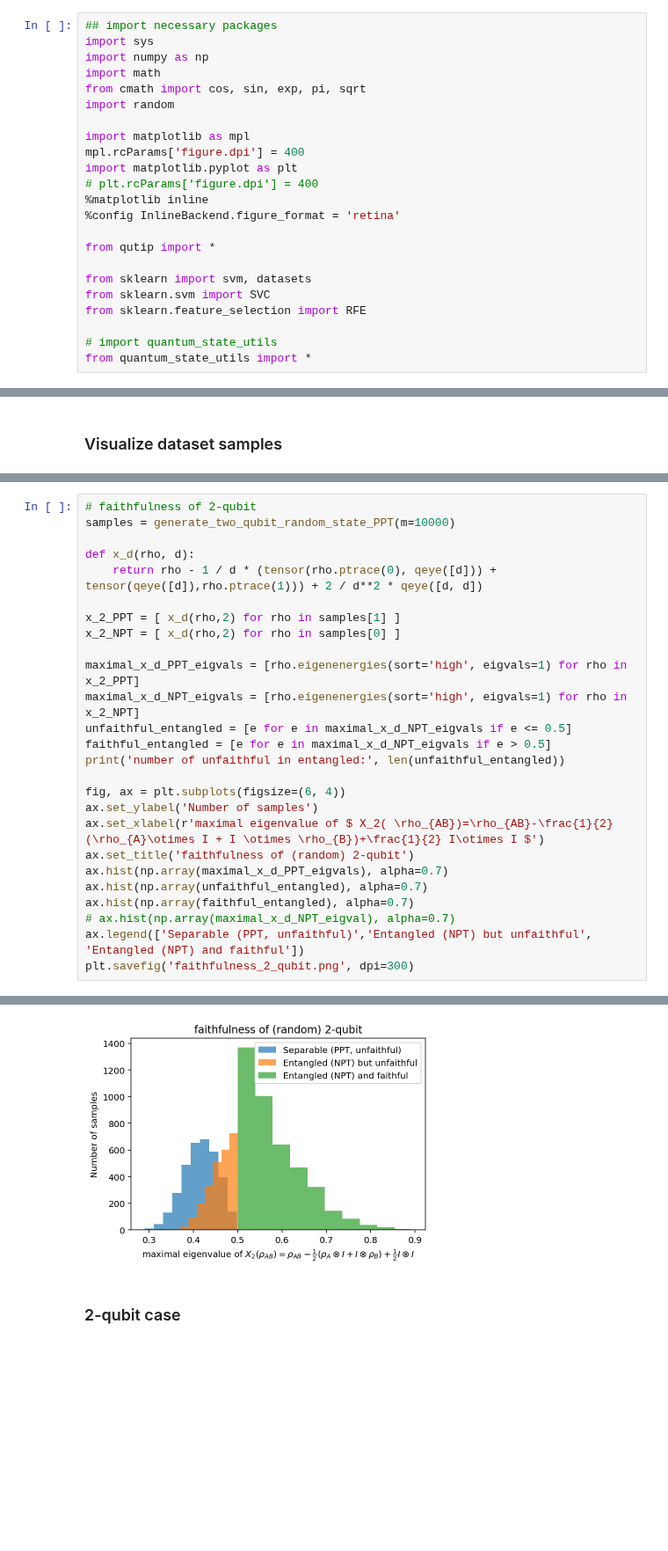
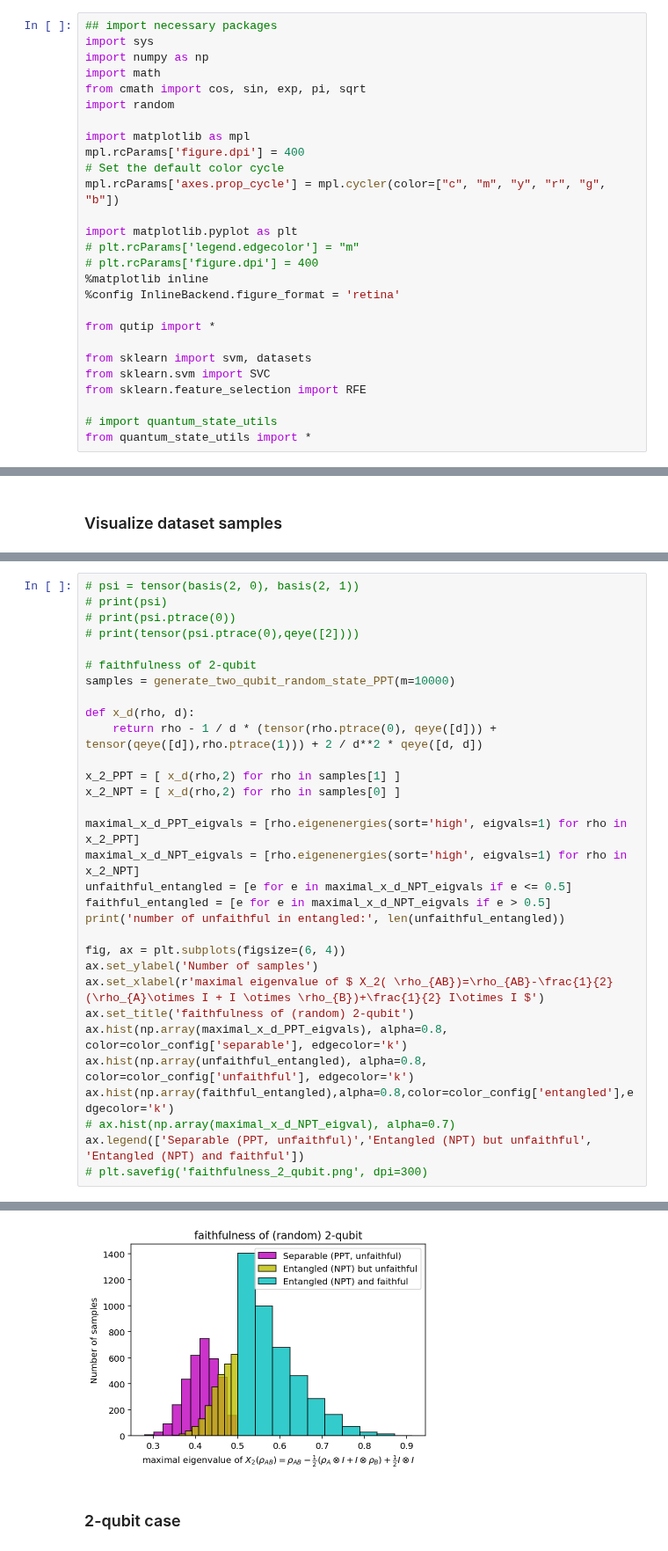
Before and after one commit to Jue-Xu/Entanglement-Witness, a Jupyter notebook: Code/Entangle.ipynb, the cells around one changed output, grey strips where cells are left out. Shown at 88% size. Cells and saved outputs as stored; diff of their text form; blank space fills up the shorter version.

```diff
--- a/Code/Entangle.ipynb
+++ b/Code/Entangle.ipynb
@@ -10,7 +10,11 @@ import random
 
 import matplotlib as mpl
 mpl.rcParams['figure.dpi'] = 400
+# Set the default color cycle
+mpl.rcParams['axes.prop_cycle'] = mpl.cycler(color=["c", "m", "y", "r", "g", "b"])
+
 import matplotlib.pyplot as plt
+# plt.rcParams['legend.edgecolor'] = "m"
 # plt.rcParams['figure.dpi'] = 400
 %matplotlib inline
 %config InlineBackend.figure_format = 'retina'
@@ -133,4 +115,9 @@ Qobj data =
 # %%
+# psi = tensor(basis(2, 0), basis(2, 1))
+# print(psi)
+# print(psi.ptrace(0))
+# print(tensor(psi.ptrace(0),qeye([2])))
+
 # faithfulness of 2-qubit
 samples = generate_two_qubit_random_state_PPT(m=10000)
 
@@ -150,10 +137,10 @@ fig, ax = plt.subplots(figsize=(6, 4))
 ax.set_ylabel('Number of samples')
 ax.set_xlabel(r'maximal eigenvalue of $ X_2( \rho_{AB})=\rho_{AB}-\frac{1}{2}(\rho_{A}\otimes I + I \otimes \rho_{B})+\frac{1}{2} I\otimes I $')
 ax.set_title('faithfulness of (random) 2-qubit')
-ax.hist(np.array(maximal_x_d_PPT_eigvals), alpha=0.7)
-ax.hist(np.array(unfaithful_entangled), alpha=0.7)
-ax.hist(np.array(faithful_entangled), alpha=0.7)
+ax.hist(np.array(maximal_x_d_PPT_eigvals), alpha=0.8, color=color_config['separable'], edgecolor='k')
+ax.hist(np.array(unfaithful_entangled), alpha=0.8, color=color_config['unfaithful'], edgecolor='k')
+ax.hist(np.array(faithful_entangled),alpha=0.8,color=color_config['entangled'],edgecolor='k')
 # ax.hist(np.array(maximal_x_d_NPT_eigval), alpha=0.7)
 ax.legend(['Separable (PPT, unfaithful)','Entangled (NPT) but unfaithful', 'Entangled (NPT) and faithful'])
-plt.savefig('faithfulness_2_qubit.png', dpi=300)
+# plt.savefig('faithfulness_2_qubit.png', dpi=300)
 # %% [output]
@@ -162,4 +149,4 @@ number of unfaithful in entangled: 2492
-[figure, old version]
+[figure, new version]
 # %% [markdown]
 ### 2-qubit case
 # %% [markdown]
```
Also changed, not shown: parts of 7 cells of this notebook, 8 other files.
